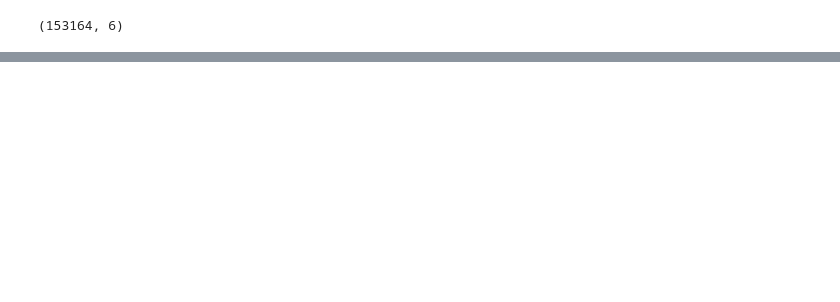
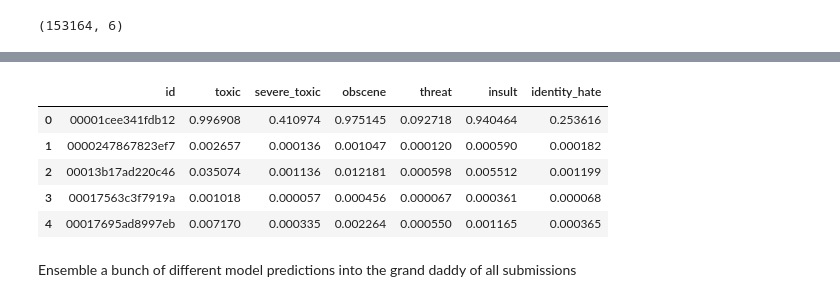
Before and after one commit to ohmeow/kaggle-comps-old, a Jupyter notebook: jigsaw-toxic-comment/toxic-comment-torchtext-pooled-gru-fasttext-fastai.ipynb, the cells around one changed output, grey strips where cells are left out. Cells and saved outputs as stored; diff of their text form; code cells hidden in the pictures; blank space fills up the shorter version.

```diff
--- a/jigsaw-toxic-comment/toxic-comment-torchtext-pooled-gru-fasttext-fastai.ipynb
+++ b/jigsaw-toxic-comment/toxic-comment-torchtext-pooled-gru-fasttext-fastai.ipynb
@@ -339,0 +989,12 @@ subm_df.drop("comment_text", axis=1).to_csv(f'{PATH}/submissions/subm2.csv', ind
+# %%
+cv_dfs = []
+for i in range(n_folds):
+    df = pd.read_csv(f'{PATH}/submissions/lstm_subm_20180317_cv_{i}.csv')
+    cv_dfs.append(df)
+
+cv_dfs.append(pd.read_csv(f'{PATH}/submissions/lstm_subm_20180317.csv'))
+
+final_cv_df = pd.concat([ df for df in cv_dfs ])
+
+display(len(final_cv_df))
+display(final_cv_df.head(2))
@@ -339,0 +1006,10 @@ subm_df.drop("comment_text", axis=1).to_csv(f'{PATH}/submissions/subm2.csv', ind
+# %%
+final_cv_df = final_cv_df.groupby(['id']).mean().reset_index()
+final_cv_df.head()
+# %% [output]
+|  | id | toxic | severe_toxic | obscene | threat | insult | identity_hate |
+| 0 | 00001cee341fdb12 | 0.996908 | 0.410974 | 0.975145 | 0.092718 | 0.940464 | 0.253616 |
+| 1 | 0000247867823ef7 | 0.002657 | 0.000136 | 0.001047 | 0.000120 | 0.000590 | 0.000182 |
+| 2 | 00013b17ad220c46 | 0.035074 | 0.001136 | 0.012181 | 0.000598 | 0.005512 | 0.001199 |
+| 3 | 00017563c3f7919a | 0.001018 | 0.000057 | 0.000456 | 0.000067 | 0.000361 | 0.000068 |
+| 4 | 00017695ad8997eb | 0.007170 | 0.000335 | 0.002264 | 0.000550 | 0.001165 | 0.000365 |
@@ -339,0 +1018,2 @@ subm_df.drop("comment_text", axis=1).to_csv(f'{PATH}/submissions/subm2.csv', ind
+# %% [markdown]
+Ensemble a bunch of different model predictions into the grand daddy of all submissions
```
Also changed, not shown: parts of 70 cells of this notebook, 1 other file.
